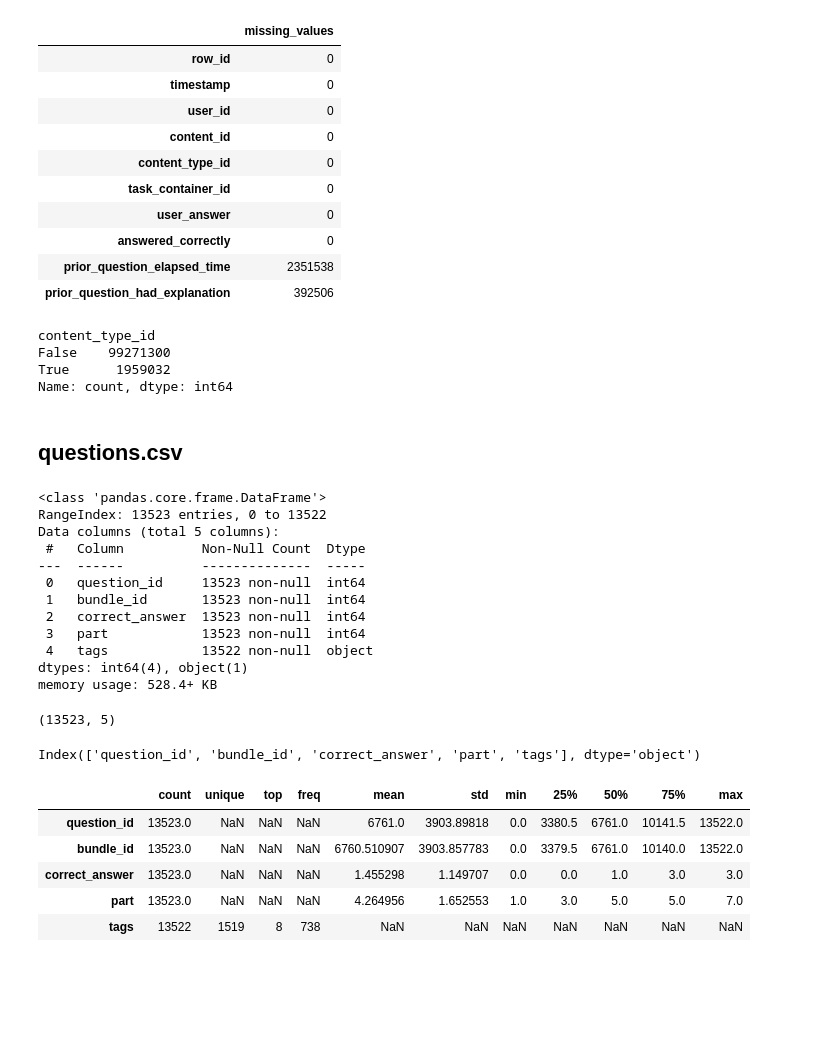
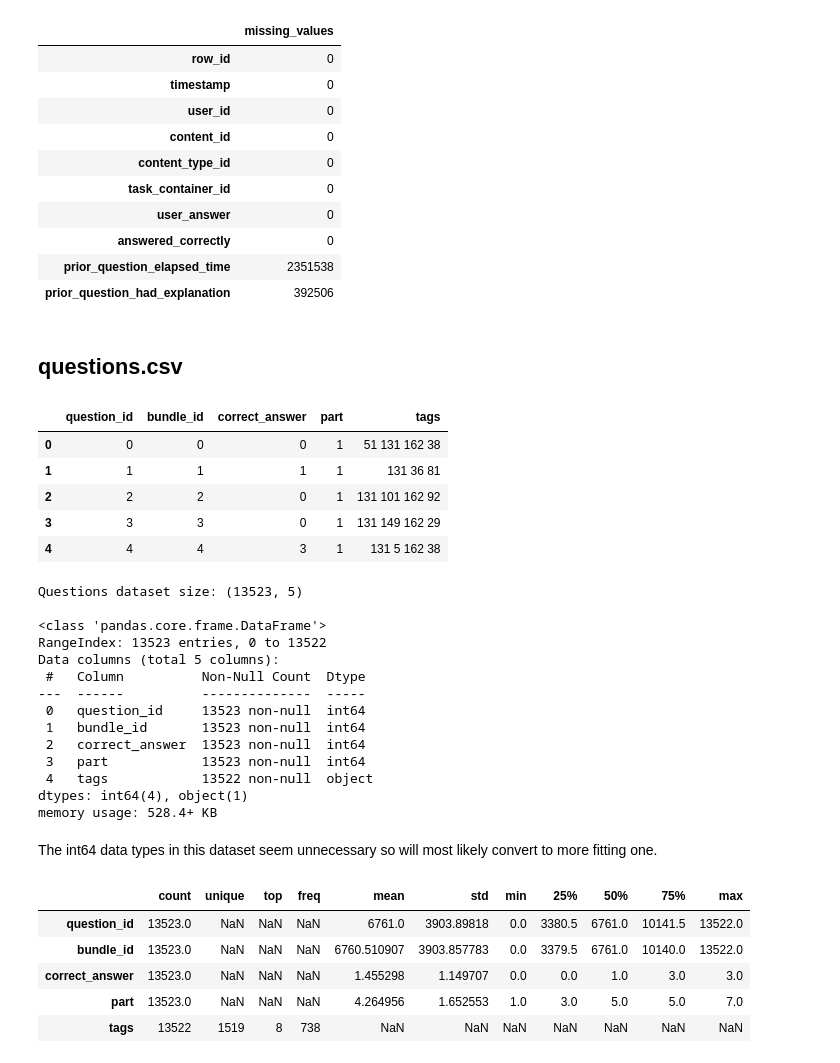
Before and after one commit to theresaskruzna/riiid_knowledge_tracing, a Jupyter notebook: 01_Data_Exploration.ipynb, the cells around one changed output. Cells and saved outputs as stored; diff of their text form; code cells hidden in the pictures; blank space fills up the shorter version.

Commit message:
Explore questions.csv and lectures.csv

```diff
--- a/01_Data_Exploration.ipynb
+++ b/01_Data_Exploration.ipynb
@@ -311,38 +311,38 @@ missing_values
 | answered_correctly | 0 |
 | prior_question_elapsed_time | 2351538 |
 | prior_question_had_explanation | 392506 |
-# %%
-print(train_df.content_type_id.value_counts())
-# %% [output]
-content_type_id
-False    99271300
-True      1959032
-Name: count, dtype: int64
 # %% [markdown]
 ## questions.csv
 # %%
-questions_df.info()
+questions_df.head()
 # %% [output]
-<class 'pandas.core.frame.DataFrame'>
-RangeIndex: 13523 entries, 0 to 13522
-Data columns (total 5 columns):
- #   Column          Non-Null Count  Dtype
----  ------          --------------  -----
- 0   question_id     13523 non-null  int64
- 1   bundle_id       13523 non-null  int64
- 2   correct_answer  13523 non-null  int64
- 3   part            13523 non-null  int64
- 4   tags            13522 non-null  object
-dtypes: int64(4), object(1)
-memory usage: 528.4+ KB
+|  | question_id | bundle_id | correct_answer | part | tags |
+| 0 | 0 | 0 | 0 | 1 | 51 131 162 38 |
+| 1 | 1 | 1 | 1 | 1 | 131 36 81 |
+| 2 | 2 | 2 | 0 | 1 | 131 101 162 92 |
+| 3 | 3 | 3 | 0 | 1 | 131 149 162 29 |
+| 4 | 4 | 4 | 3 | 1 | 131 5 162 38 |
-# %%
-questions_df.shape
-# %% [output]
-(13523, 5)
-# %%
-questions_df.columns
-# %% [output]
-Index(['question_id', 'bundle_id', 'correct_answer', 'part', 'tags'], dtype='object')
+# %%
+print(f"Questions dataset size: {questions_df.shape}\n")
+
+questions_df.info()
+# %% [output]
+Questions dataset size: (13523, 5)
+
+<class 'pandas.core.frame.DataFrame'>
+RangeIndex: 13523 entries, 0 to 13522
+Data columns (total 5 columns):
+ #   Column          Non-Null Count  Dtype
+---  ------          --------------  -----
+ 0   question_id     13523 non-null  int64
+ 1   bundle_id       13523 non-null  int64
+ 2   correct_answer  13523 non-null  int64
+ 3   part            13523 non-null  int64
+ 4   tags            13522 non-null  object
+dtypes: int64(4), object(1)
+memory usage: 528.4+ KB
+# %% [markdown]
+The int64 data types in this dataset seem unnecessary so will most likely convert to more fitting one.
 # %%
 questions_df.describe(include='all').T
 # %% [output]
```
Also changed, not shown: parts of 17 cells of this notebook.
